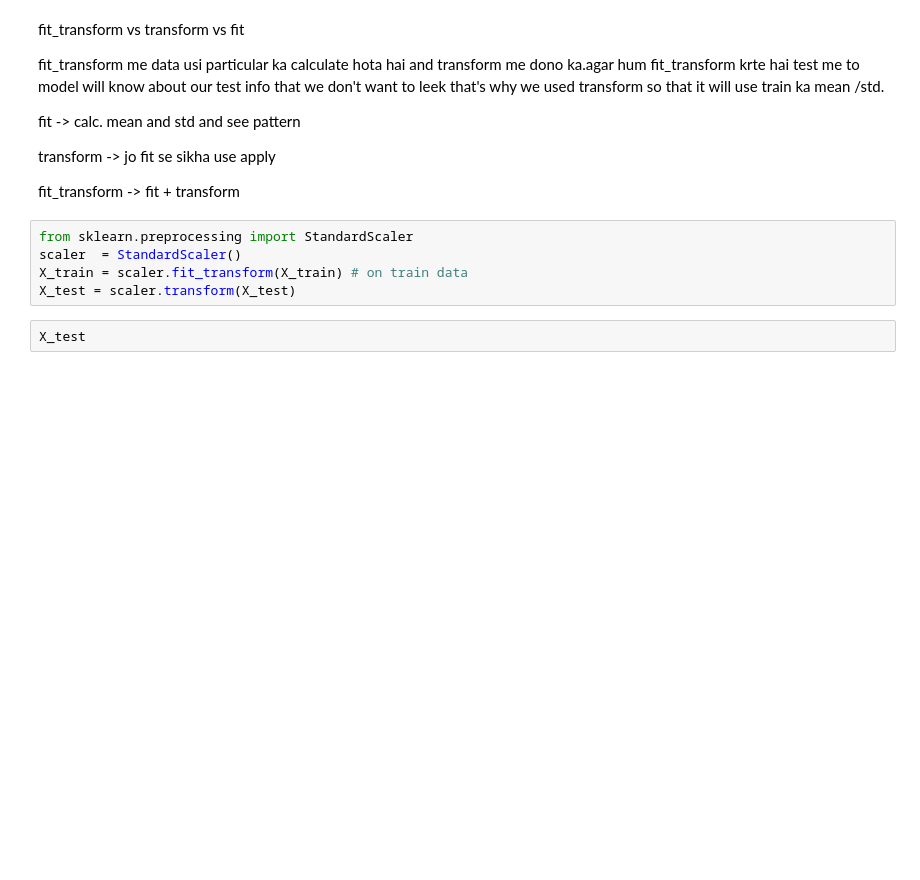
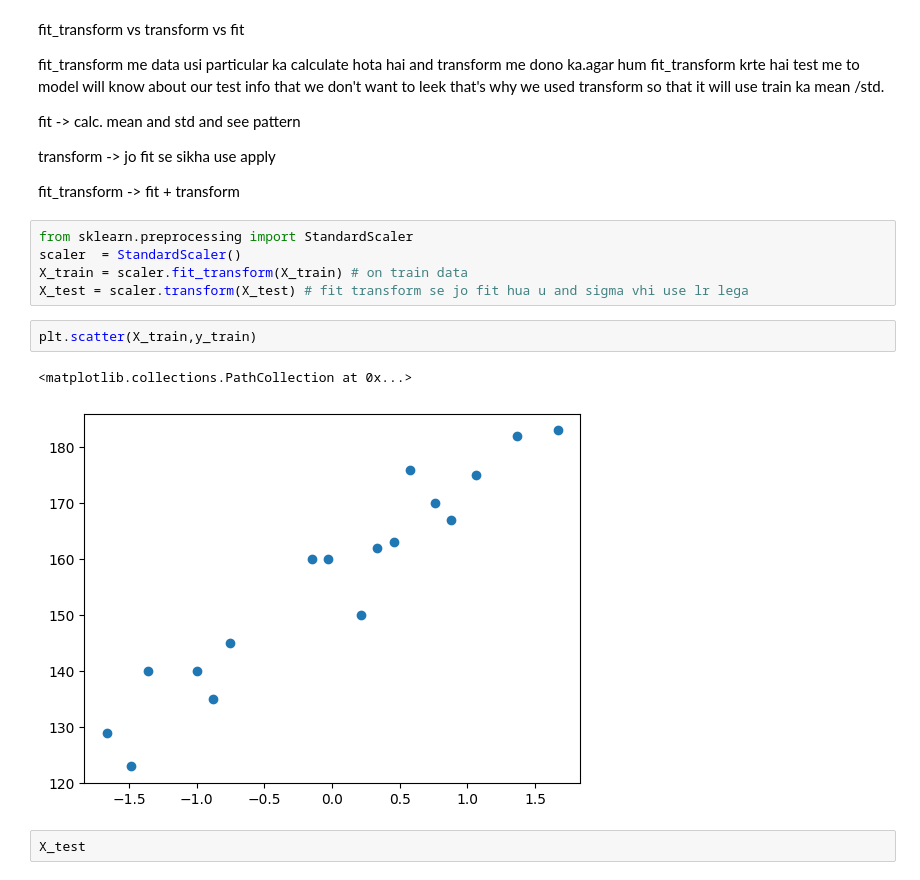
Before and after one commit to Navneet0094/Data-science, a Jupyter notebook: ML Practice/Linear regression/linearpractical.ipynb, the cells around one changed output. Drawn from its saved outputs; the diff is of its cells as text; blank space fills up the shorter version.

```diff
--- a/ML Practice/Linear regression/linearpractical.ipynb
+++ b/ML Practice/Linear regression/linearpractical.ipynb
@@ -148,7 +183,12 @@ fit_transform -> fit + transform
 from sklearn.preprocessing import StandardScaler
 scaler  = StandardScaler()
 X_train = scaler.fit_transform(X_train) # on train data
-X_test = scaler.transform(X_test)
+X_test = scaler.transform(X_test) # fit transform se jo fit hua u and sigma vhi use lr lega
+# %%
+plt.scatter(X_train,y_train)
+# %% [output]
+<matplotlib.collections.PathCollection at 0x...>
+[figure, added]
 # %%
 X_test
 # %% [output]
```
Also changed, not shown: parts of 29 cells of this notebook, 2 other files.
